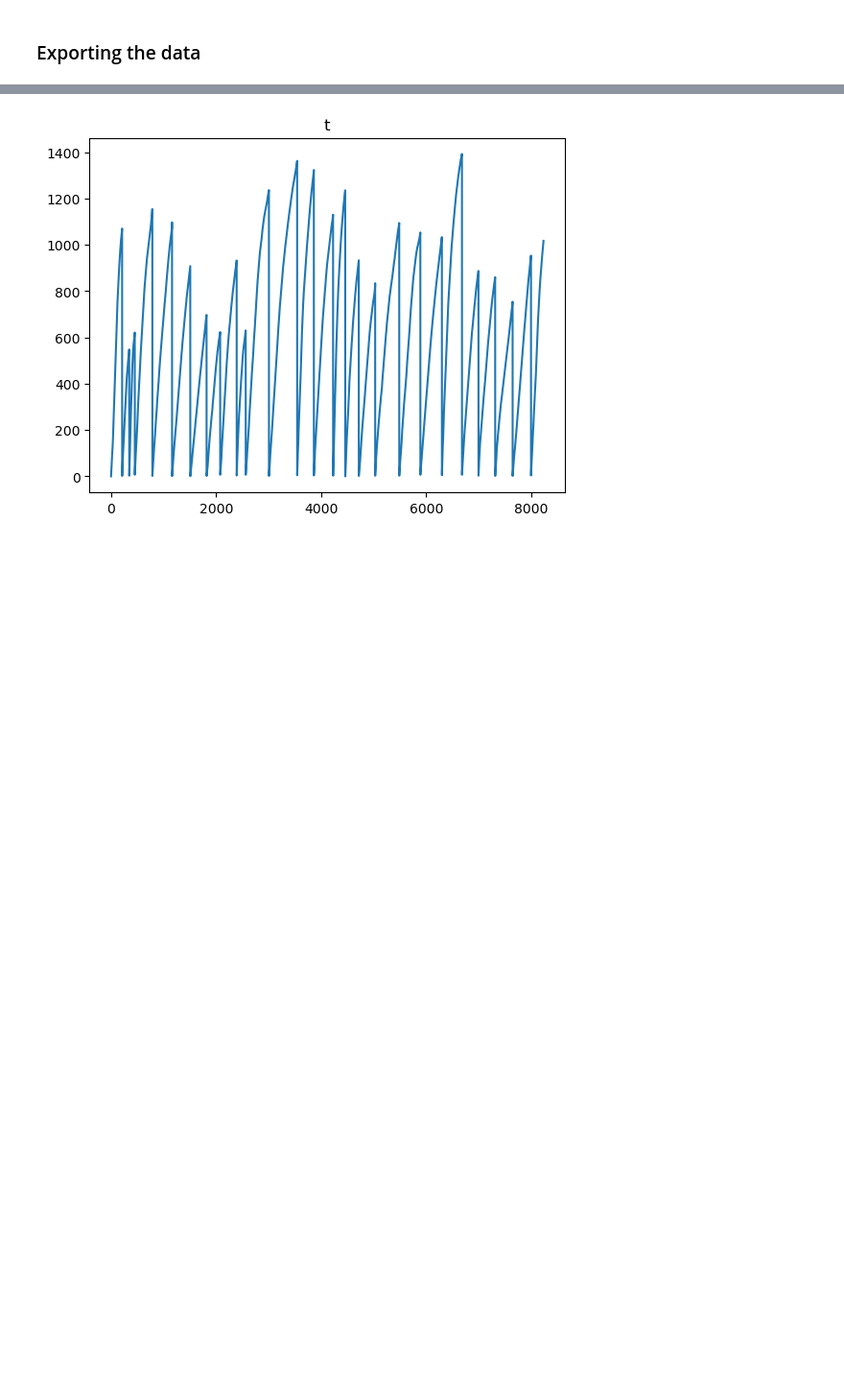
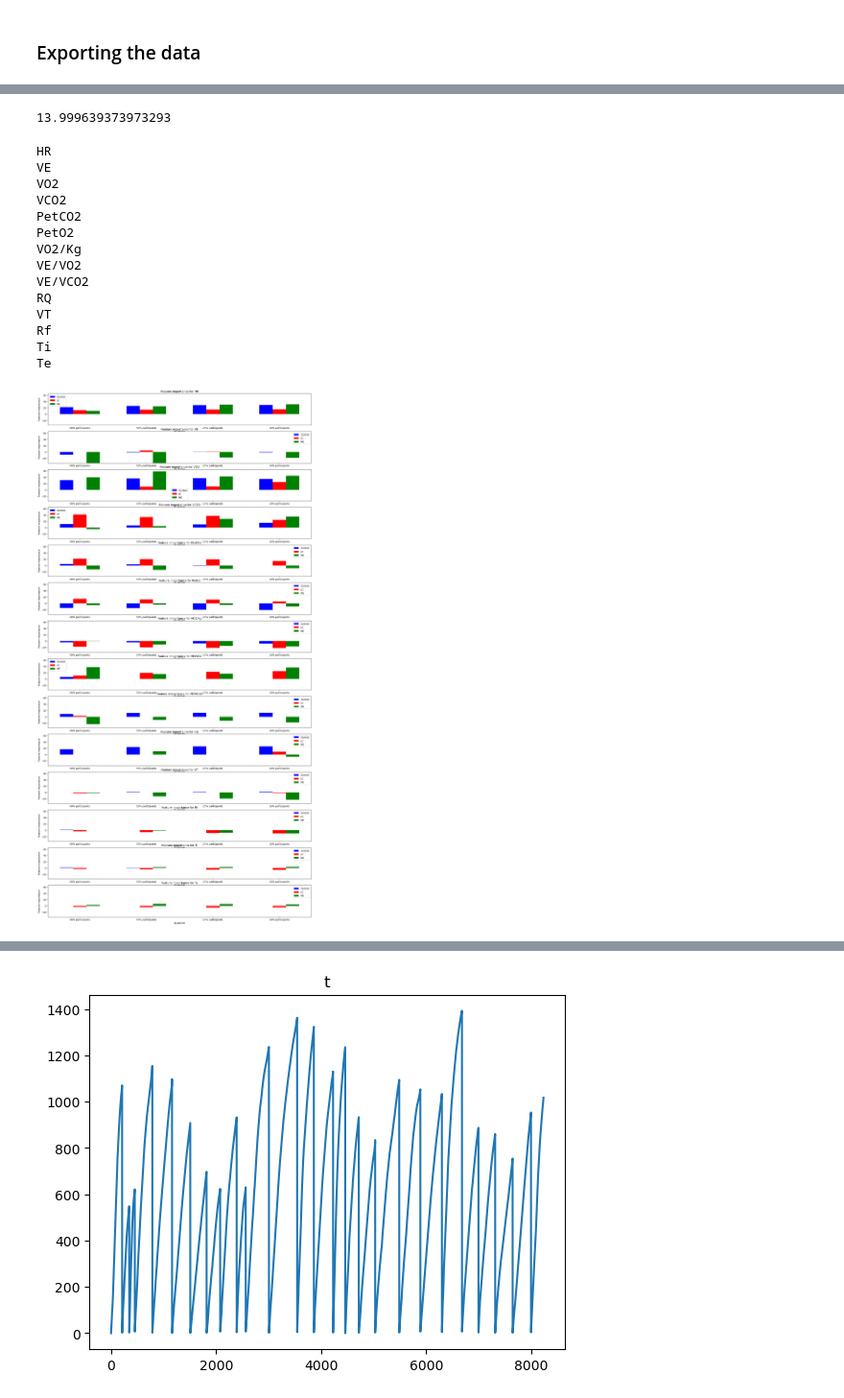
Before and after one commit to githubtijn2002/Thesis, a Jupyter notebook: 1_Importing.ipynb, the cells around one changed output, grey strips where cells are left out. Shown at 96% size. Cells and saved outputs as stored; diff of their text form; code cells hidden in the pictures; blank space fills up the shorter version.

```diff
--- a/1_Importing.ipynb
+++ b/1_Importing.ipynb
@@ -389,0 +486,16 @@ for df in [Control_df_edit, LC_df_edit, ME_df_edit]:
+# %%
+Co_exercise = Control_df_edit[Control_df_edit['Phase'] == 'EXERCISE']
+LC_exercise = LC_df_edit[LC_df_edit['Phase'] == 'EXERCISE']
+ME_exercise = ME_df_edit[ME_df_edit['Phase'] == 'EXERCISE']
+# %%
+df_pt1 = {'Controls': 0, 'LC': 0, 'ME': 0}
+# take several quantiles of the exercise phase data and store them in a dictionary (0.2, 0.5, 0.8)
+for df in [Co_exercise, LC_exercise, ME_exercise]:
+    # create a list for each group with the quantiles
+    df_pt1[df['Participant'].iloc[0][:-2]] = []
+    print(df['Participant'].iloc[0][:-2])
+    for i in [0.2, 0.5, 0.8, 0.9]:
+        quantile = df.groupby('Participant')['t'].max().quantile(i)
+        df_pt1[df['Participant'].iloc[0][:-2]].append(df[df['t'] <= quantile])
+        print(quantile)
+    print('')
@@ -389,0 +672,44 @@ for df in [Control_df_edit, LC_df_edit, ME_df_edit]:
+# %%
+sorted_feature_importance_0_5[1]['HR']
+# %% [output]
+13.999639373973293
+# %%
+# visualize the feature importance, by creating 1 subplot per feature, with 3 sets of 3 bars (one group of bars per quantile, one bar per group)
+import matplotlib.pyplot as plt
+fig, axs = plt.subplots(len(all_features), 1, figsize=(20, 40))
+
+for idx, feature in enumerate(all_features):
+    print(feature)
+    Control_features = [sorted_feature_importance_0_2[0][feature], sorted_feature_importance_0_5[0][feature], sorted_feature_importance_0_8[0][feature], sorted_feature_importance_0_9[0][feature]]
+    LC_features = [sorted_feature_importance_0_2[1][feature], sorted_feature_importance_0_5[1][feature], sorted_feature_importance_0_8[1][feature], sorted_feature_importance_0_9[1][feature]]
+    ME_features = [sorted_feature_importance_0_2[2][feature], sorted_feature_importance_0_5[2][feature], sorted_feature_importance_0_8[2][feature], sorted_feature_importance_0_9[2][feature]]
+    x = range(4)
+
+    axs[idx].bar(x, Control_features, color='blue', width=0.2, label='Control')
+    axs[idx].bar([i + 0.2 for i in x], LC_features, color='red', width=0.2, label='LC')
+    axs[idx].bar([i + 0.4 for i in x], ME_features, color='green', width=0.2, label='ME')
+
+    axs[idx].set_xticks([i + 0.2 for i in x])
+    axs[idx].set_xticklabels(quantiles)
+    axs[idx].legend()
+    axs[idx].set_title(f'Feature importance for {feature}')
+    axs[idx].set_xlabel('Quantiles')
+    axs[idx].set_ylabel('Feature importance')
+    # set a common y-axis height for all subplots
+    axs[idx].set_ylim(-35, 65)
+# %% [output]
+HR
+VE
+VO2
+VCO2
+PetCO2
+PetO2
+VO2/Kg
+VE/VO2
+VE/VCO2
+RQ
+VT
+Rf
+Ti
+Te
+[figure, added]
```
Also changed, not shown: parts of 15 cells of this notebook, 1 other file.
